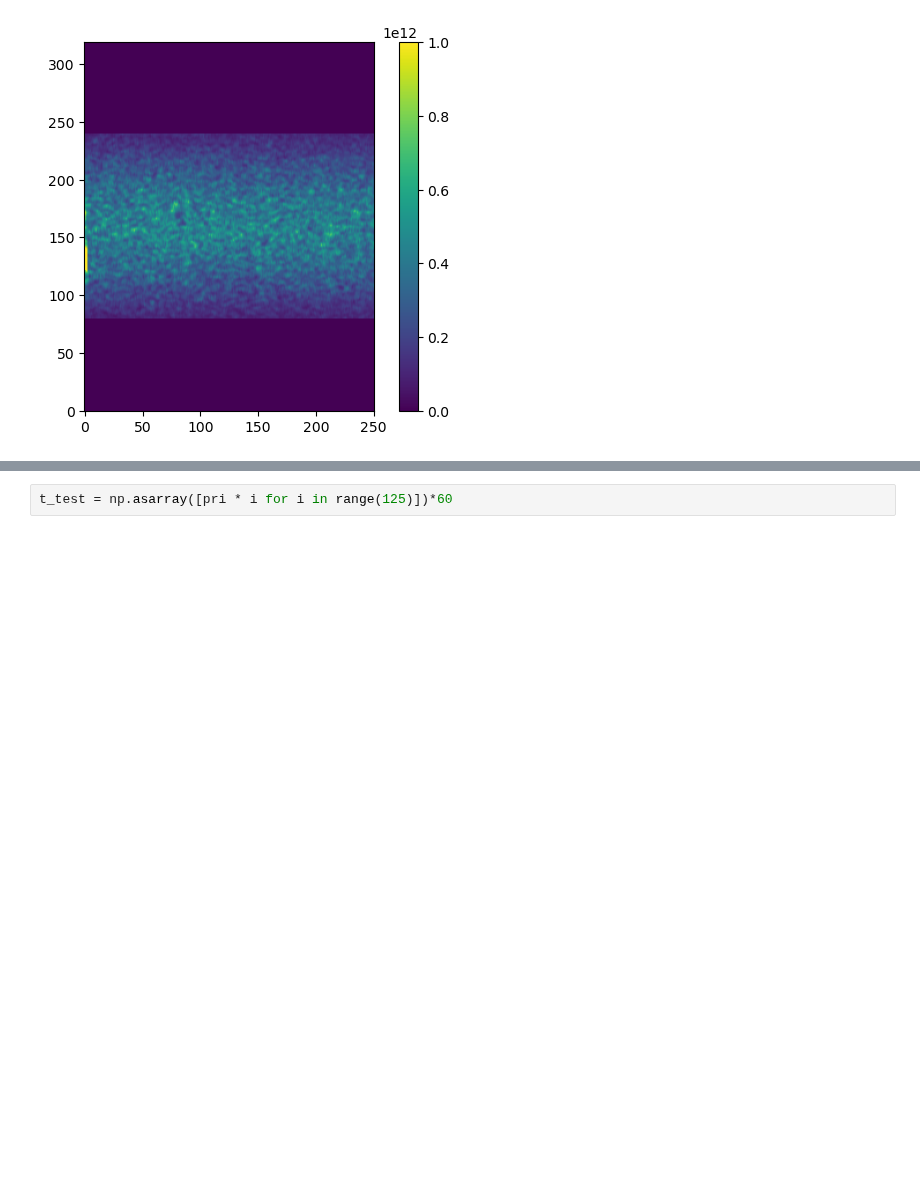
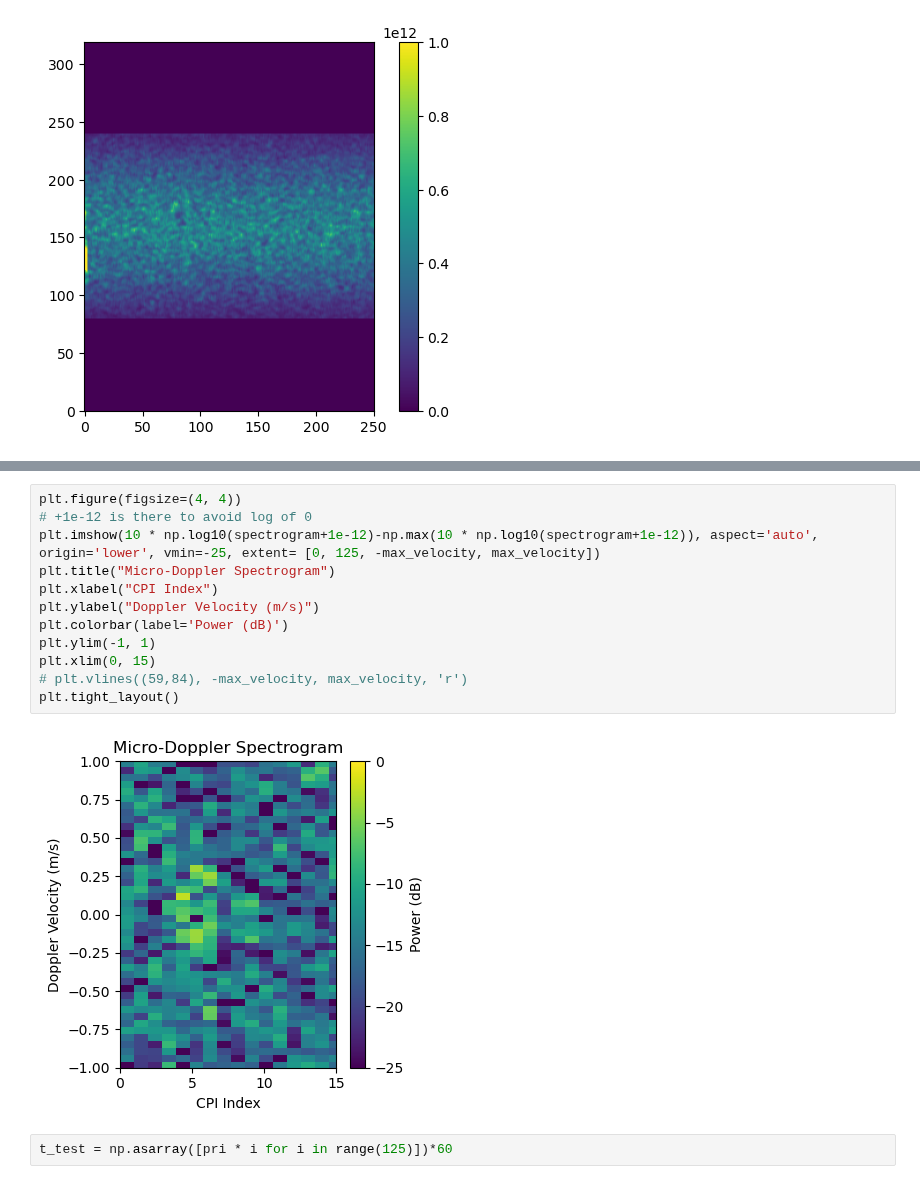
Before and after one commit to phoeberyder/atlas_rb, a Jupyter notebook: atlas_rb.ipynb, the cells around one changed output, grey strips where cells are left out. Drawn from its saved outputs; the diff is of its cells as text; blank space fills up the shorter version.

```diff
--- a/atlas_rb.ipynb
+++ b/atlas_rb.ipynb
@@ -825,3 +829,17 @@ plt.tight_layout()
+# %%
+plt.figure(figsize=(4, 4))
+# +1e-12 is there to avoid log of 0
+plt.imshow(10 * np.log10(spectrogram+1e-12)-np.max(10 * np.log10(spectrogram+1e-12)), aspect='auto', origin='lower', vmin=-25, extent= [0, 125, -max_velocity, max_velocity])
+plt.title("Micro-Doppler Spectrogram")
+plt.xlabel("CPI Index")
+plt.ylabel("Doppler Velocity (m/s)")
+plt.colorbar(label='Power (dB)')
+plt.ylim(-1, 1)
+plt.xlim(0, 15)
+# plt.vlines((59,84), -max_velocity, max_velocity, 'r')
+plt.tight_layout()
+# %% [output]
+[figure, added]
 # %%
 t_test = np.asarray([pri * i for i in range(125)])*60
 # %%
```
Also changed, not shown: parts of 5 cells of this notebook, 1 other file.
